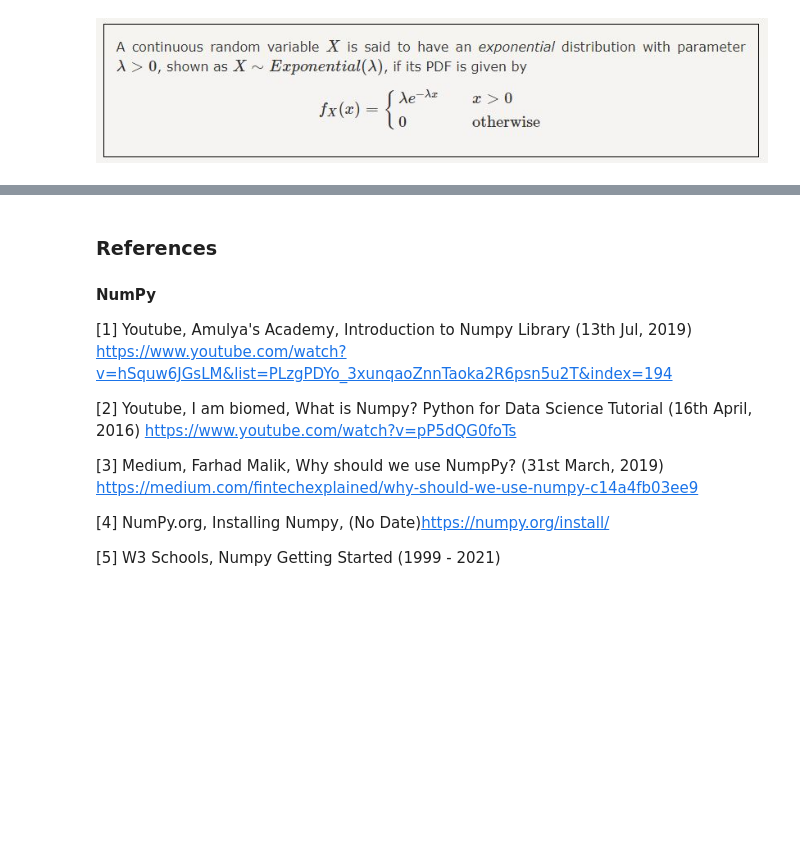
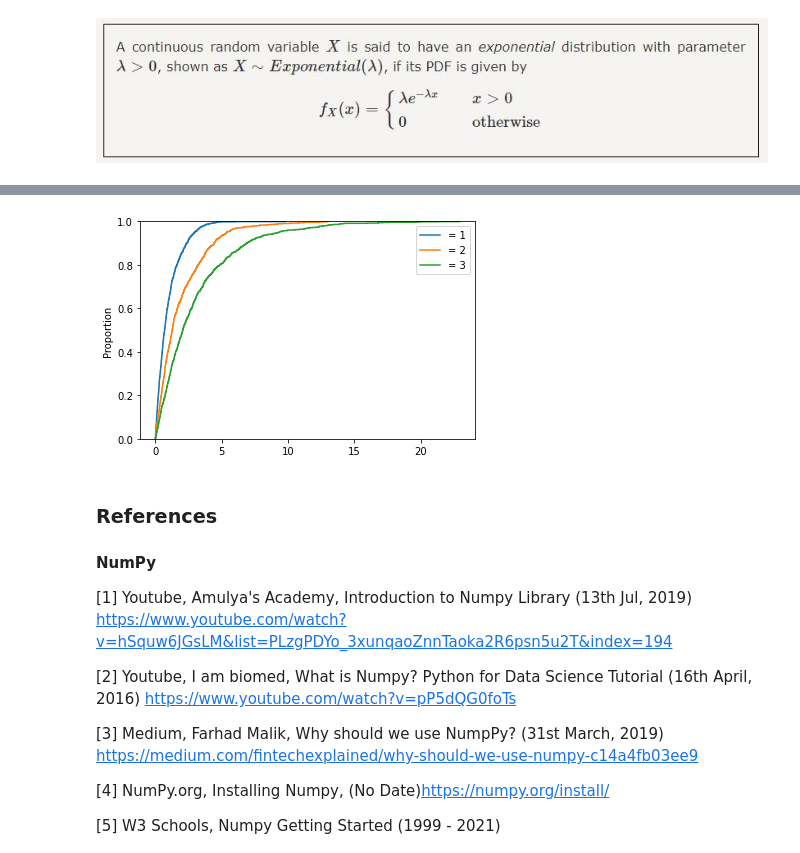
Before and after one commit to VCurry20/PDANumpy, a Jupyter notebook: Numpy.ipynb, the cells around one changed output, grey strips where cells are left out. Saved outputs shown, nothing was run; the diff lists cells and outputs as text; code cells hidden in the pictures; blank space fills up the shorter version.

```diff
--- a/Numpy.ipynb
+++ b/Numpy.ipynb
@@ -1201,3 +1233,23 @@ array([9.59699223, 0.28501748, 1.33814687, 3.30871713, 1.69291723,
+# %%
+# reproducible random data
+
+rng = np.random.default_rng(100)
+
+size = 1000
+
+
+sns.ecdfplot(np.random.exponential(1, size))
+sns.ecdfplot(np.random.exponential(2, size))
+sns.ecdfplot(np.random.exponential(3, size))
+
+plt.legend([r"= 1",
+            r"= 2",
+            r"= 3"])
+plt.show()
+
+# [56]
+# %% [output]
+[figure, added]
 # %% [markdown]
 ### References
 
```
Also changed, not shown: parts of 58 cells of this notebook.
